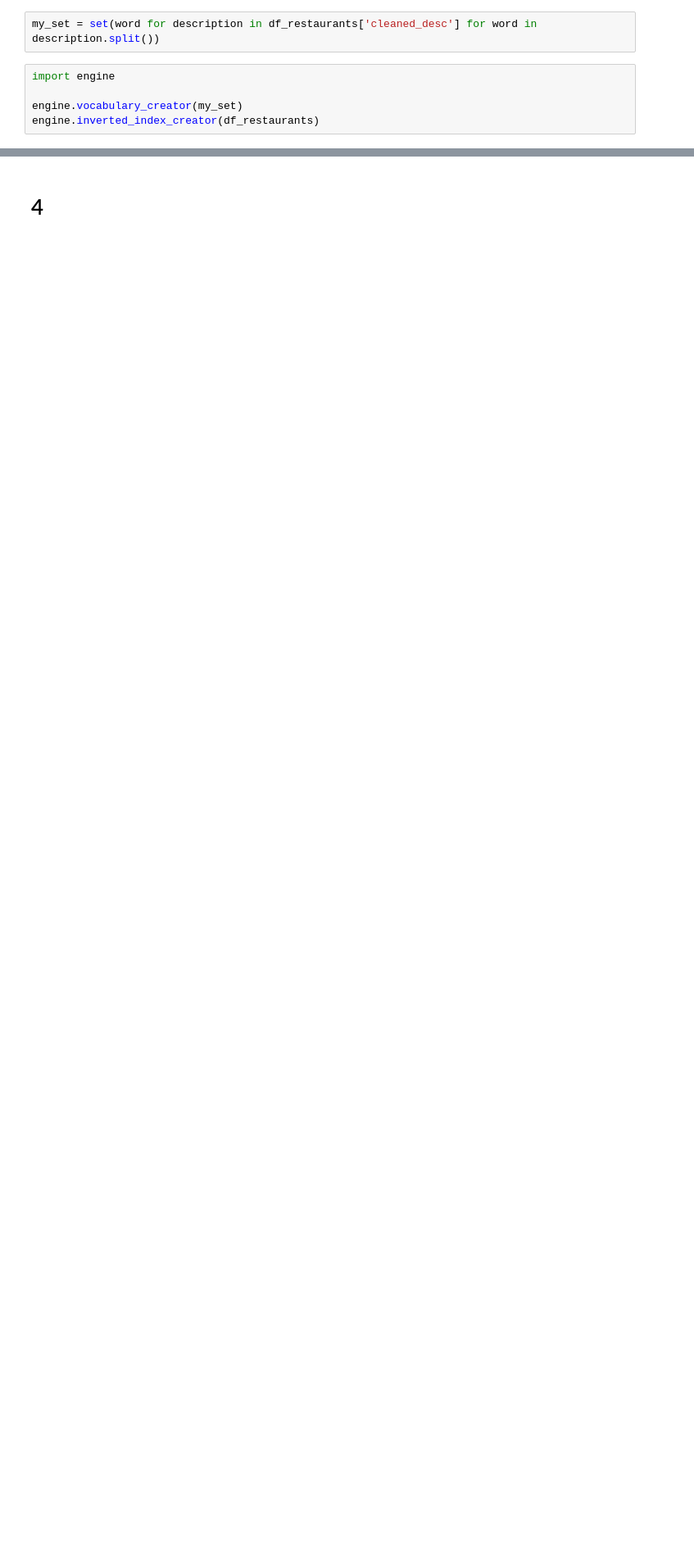
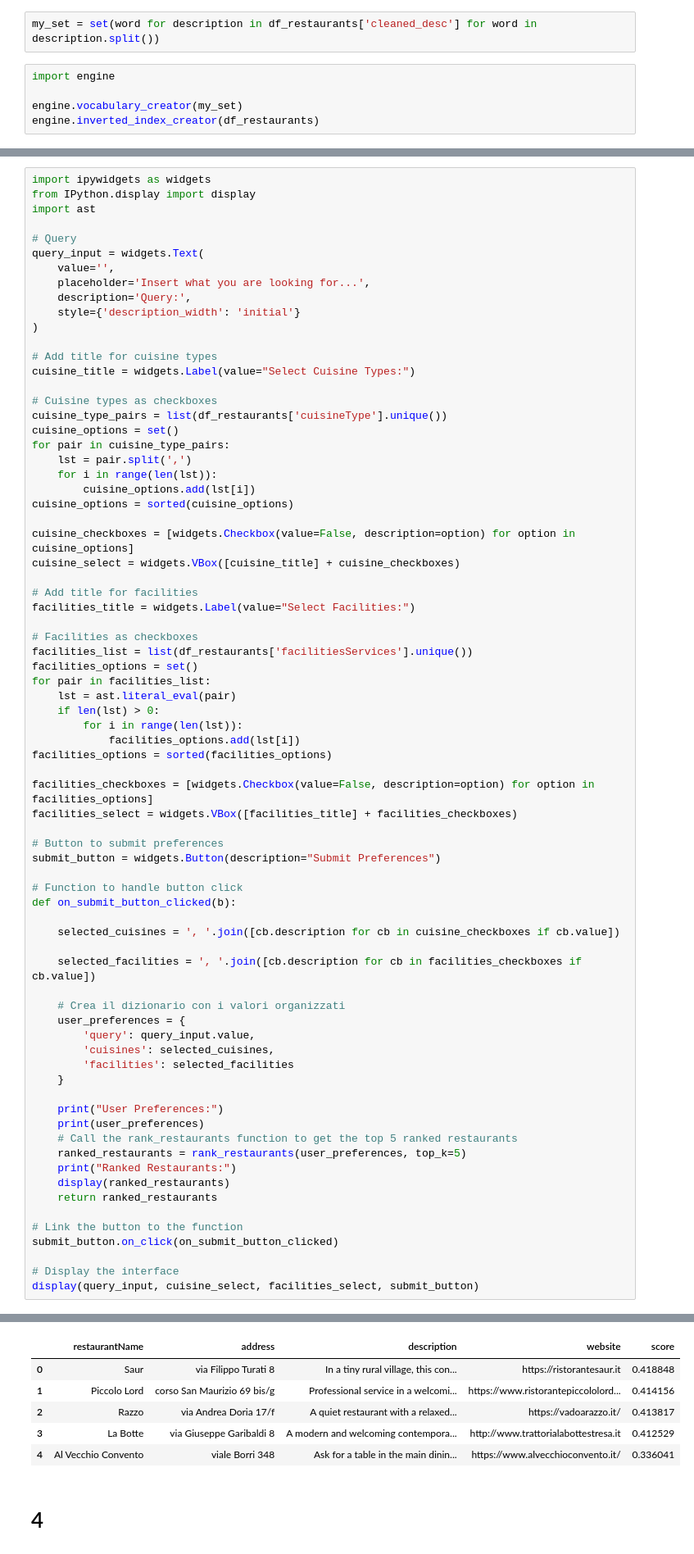
Before and after one commit to yaraoyoussef/ADM-HW3, a Jupyter notebook: main.ipynb, the cells around one changed output, grey strips where cells are left out. Shown at 82% size. Drawn from its saved outputs; the diff is of its cells as text; blank space fills up the shorter version.

```diff
--- a/main.ipynb
+++ b/main.ipynb
@@ -380,0 +424,75 @@ matching_rows = df_restaurants.loc[df_restaurants.index.isin(a.index)]
+# %%
+import ipywidgets as widgets
+from IPython.display import display
+import ast
+
+# Query
+query_input = widgets.Text(
+    value='',
+    placeholder='Insert what you are looking for...',
+    description='Query:',
+    style={'description_width': 'initial'}
+)
+
+# Add title for cuisine types
+cuisine_title = widgets.Label(value="Select Cuisine Types:")
+
+# Cuisine types as checkboxes
+cuisine_type_pairs = list(df_restaurants['cuisineType'].unique())
+cuisine_options = set()
+for pair in cuisine_type_pairs:
+    lst = pair.split(',')
+    for i in range(len(lst)):
+        cuisine_options.add(lst[i])
+cuisine_options = sorted(cuisine_options)
+
+cuisine_checkboxes = [widgets.Checkbox(value=False, description=option) for option in cuisine_options]
+cuisine_select = widgets.VBox([cuisine_title] + cuisine_checkboxes)
+
+# Add title for facilities
+facilities_title = widgets.Label(value="Select Facilities:")
+
+# Facilities as checkboxes
+facilities_list = list(df_restaurants['facilitiesServices'].unique())
+facilities_options = set()
+for pair in facilities_list:
+    lst = ast.literal_eval(pair)
+    if len(lst) > 0:
+        for i in range(len(lst)):
+            facilities_options.add(lst[i])
+facilities_options = sorted(facilities_options)
+
+facilities_checkboxes = [widgets.Checkbox(value=False, description=option) for option in facilities_options]
+facilities_select = widgets.VBox([facilities_title] + facilities_checkboxes)
+
+# Button to submit preferences
+submit_button = widgets.Button(description="Submit Preferences")
+
+# Function to handle button click
+def on_submit_button_clicked(b):
+
+    selected_cuisines = ', '.join([cb.description for cb in cuisine_checkboxes if cb.value])
+
+    selected_facilities = ', '.join([cb.description for cb in facilities_checkboxes if cb.value])
+
+    # Crea il dizionario con i valori organizzati
+    user_preferences = {
+        'query': query_input.value,
+        'cuisines': selected_cuisines,
+        'facilities': selected_facilities
+    }
+
+    print("User Preferences:")
+    print(user_preferences)
+    # Call the rank_restaurants function to get the top 5 ranked restaurants
+    ranked_restaurants = rank_restaurants(user_preferences, top_k=5)
+    print("Ranked Restaurants:")
+    display(ranked_restaurants)
+    return ranked_restaurants
+
+# Link the button to the function
+submit_button.on_click(on_submit_button_clicked)
+
+# Display the interface
+display(query_input, cuisine_select, facilities_select, submit_button)
+# %% [output]
@@ -381,3 +512,9 @@ matching_rows = df_restaurants.loc[df_restaurants.index.isin(a.index)]
+|  | restaurantName | address | description | website | score |
+| 0 | Saur | via Filippo Turati 8 | In a tiny rural village, this con... | https://ristorantesaur.it | 0.418848 |
+| 1 | Piccolo Lord | corso San Maurizio 69 bis/g | Professional service in a welcomi... | https://www.ristorantepiccololord... | 0.414156 |
+| 2 | Razzo | via Andrea Doria 17/f | A quiet restaurant with a relaxed... | https://vadoarazzo.it/ | 0.413817 |
+| 3 | La Botte | via Giuseppe Garibaldi 8 | A modern and welcoming contempora... | http://www.trattorialabottestresa.it | 0.412529 |
+| 4 | Al Vecchio Convento | viale Borri 348 | Ask for a table in the main dinin... | https://www.alvecchioconvento.it/ | 0.336041 |
 # %% [markdown]
 # 4
 # %% [markdown]
```
Also changed, not shown: parts of 20 cells of this notebook, 4 other files.
